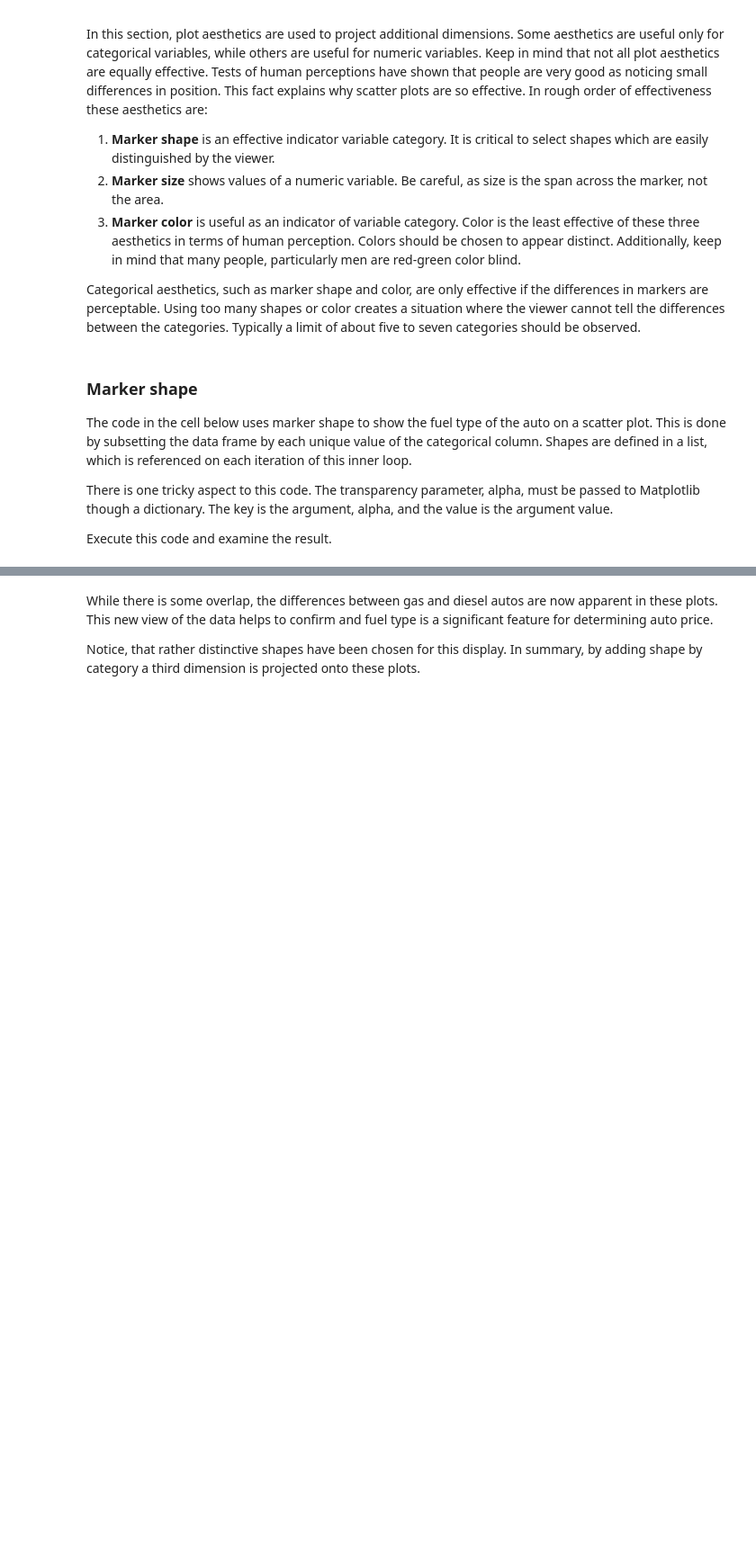
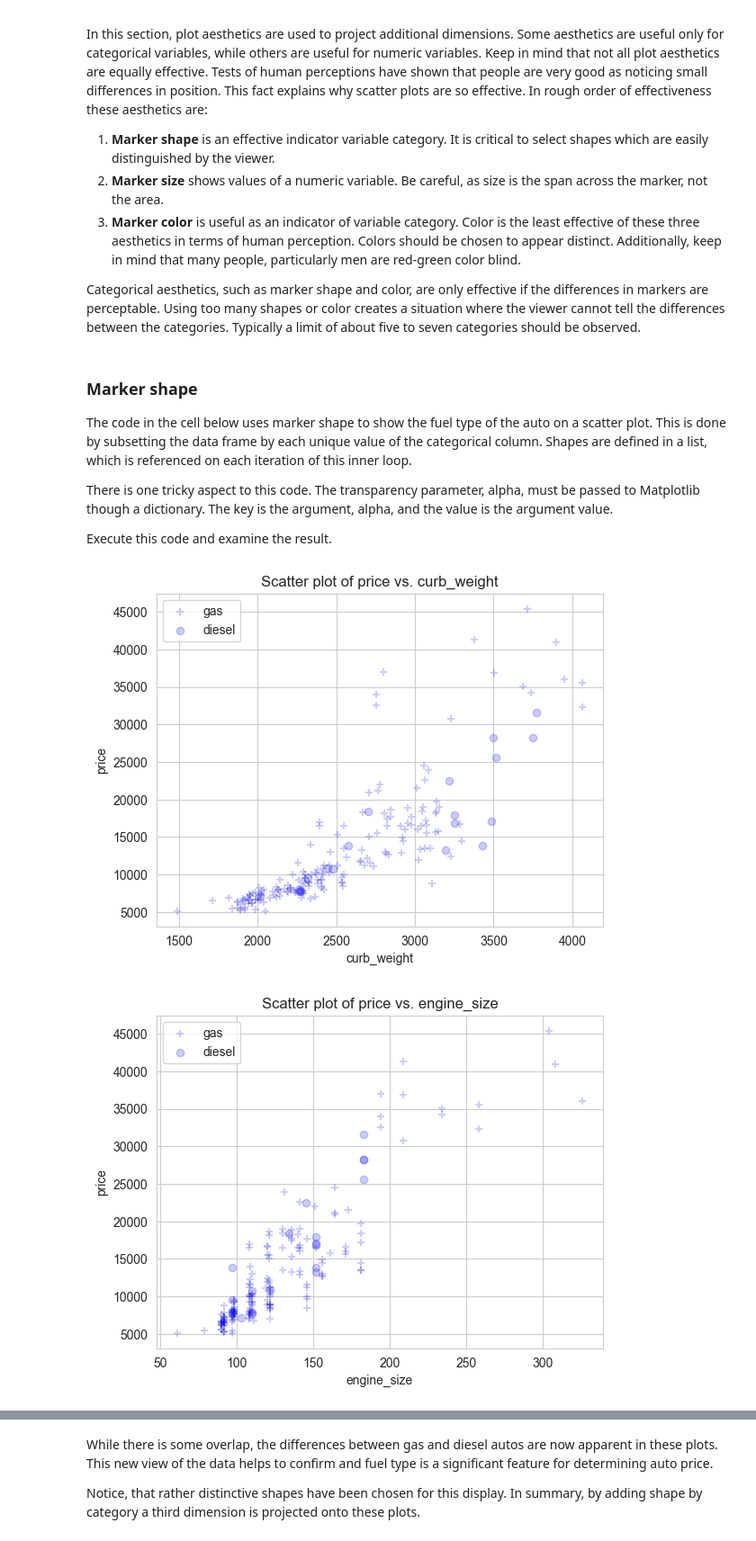
Before and after one commit to toyfan/Principles-of-Machine-Learning-Python, a Jupyter notebook: Module2/VisualizingDataForRegression.ipynb, the cells around one changed output, grey strips where cells are left out. Shown at 90% size. Drawn from its saved outputs; the diff is of its cells as text; code cells hidden in the pictures; blank space fills up the shorter version.

```diff
--- a/Module2/VisualizingDataForRegression.ipynb
+++ b/Module2/VisualizingDataForRegression.ipynb
@@ -358,18 +566,21 @@ Execute this code and examine the result.
 # %%
 def plot_scatter_shape(auto_prices, cols, shape_col = 'fuel_type', col_y = 'price', alpha = 0.2):
     shapes = ['+', 'o', 's', 'x', '^'] # pick distinctive shapes
     unique_cats = auto_prices[shape_col].unique()
     for col in cols: # loop over the columns to plot
         sns.set_style("whitegrid")
         for i, cat in enumerate(unique_cats): # loop over the unique categories
             temp = auto_prices[auto_prices[shape_col] == cat]
-            sns.regplot(col, col_y, data=temp, marker = shapes[i], label = cat,
+            sns.regplot(x=col, y=col_y, data=temp, marker = shapes[i], label = cat,
                         scatter_kws={"alpha":alpha}, fit_reg = False, color = 'blue')
         plt.title('Scatter plot of ' + col_y + ' vs. ' + col) # Give the plot a main title
         plt.xlabel(col) # Set text for the x axis
         plt.ylabel(col_y)# Set text for y axis
         plt.legend()
         plt.show()
 
 num_cols = ['curb_weight', 'engine_size', 'horsepower', 'city_mpg']
 plot_scatter_shape(auto_prices, num_cols)
+# %% [output]
+[figure, added]
+[figure, added]
```
Also changed, not shown: parts of 24 cells of this notebook.
